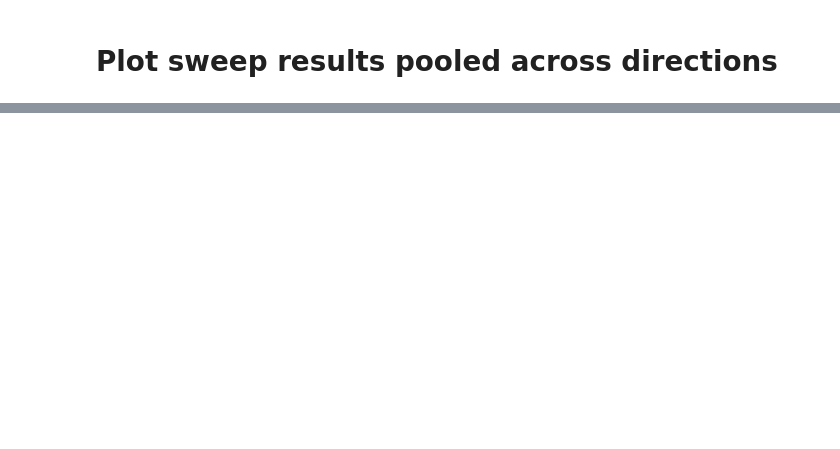
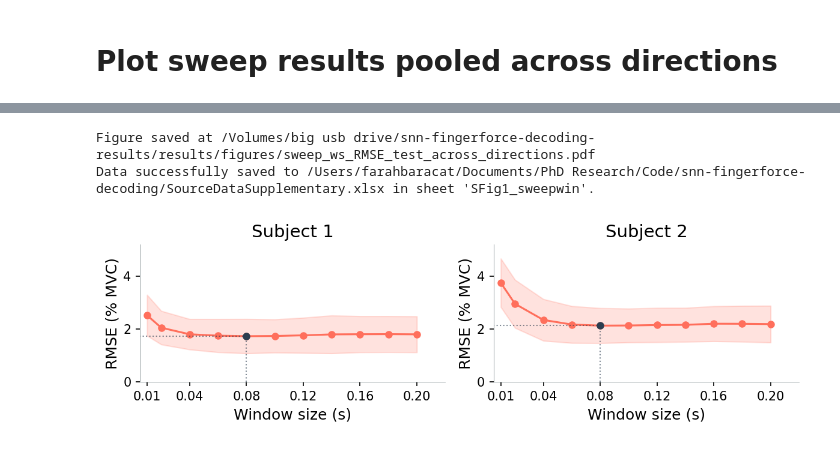
Before and after one commit to FarahBaracat/snn-fingerforce-decoding, a Jupyter notebook: notebooks/analysis/AnalysisWinSweep.ipynb, the cells around one changed output, grey strips where cells are left out. Cells and saved outputs as stored; diff of their text form; code cells hidden in the pictures; blank space fills up the shorter version.

Commit message:
Save plotted samples for window size sweep to excel sheet

```diff
--- a/notebooks/analysis/AnalysisWinSweep.ipynb
+++ b/notebooks/analysis/AnalysisWinSweep.ipynb
@@ -46,3 +50,4 @@ except Exception as e:
     print(f"An unexpected error occurred: {e}")
 
 results_dir = 'output_files'
+source_data_si_file = 'SourceDataSupplementary.xlsx'
@@ -169,7 +278,9 @@ def plot_sweep_per_subject_across_directions(mean_std_df: pd.DataFrame,
                                               plot_metric: str = 'RMSE_test',
                                               save_fig: bool = False,
                                               output_figures_dir: str = None,
-                                              fig_name: str = None):
+                                              fig_name: str = None,
+                                              source_data_path: str = None,
+                                              sheet_name: str = 'sweep_win_subjects'):
     """
     Line plot of average RMSE vs window size per subject, pooled across directions.
     One line per input type with fill_between for std.
@@ -236,17 +347,37 @@ def plot_sweep_per_subject_across_directions(mean_std_df: pd.DataFrame,
 
     if save_fig and output_figures_dir:
         if fig_name is None:
-            fig_name = f"sweep_ws_{plot_metric}_across_directions.png"
+            fig_name = f"sweep_ws_{plot_metric}_across_directions.pdf"
         fig_path = os.path.join(output_figures_dir, fig_name)
         plt.savefig(fig_path, dpi=300, bbox_inches='tight')
         print(f"Figure saved at {fig_path}")
 
+        if source_data_path is not None:
+            rows = []
+            for subject in subjects:
+                subject_data = mean_std_df[mean_std_df[SUBJECT_COL] == subject]
+                for input_type in subject_data[INPUT_TYPE_COL].unique():
+                    y_data = subject_data[subject_data[INPUT_TYPE_COL] == input_type].copy()
+                    y_data[WS_COL] = pd.to_numeric(y_data[WS_COL], errors='coerce')
+                    y_data = y_data.sort_values(WS_COL)
+                    for _, row in y_data.iterrows():
+                        rows.append({SUBJECT_COL: subject, INPUT_TYPE_COL: input_type,
+                                        WS_COL: row[WS_COL], 'mean': row['mean'], 'std': row['std']})
+            io.save_to_source_data(source_data_path, pd.DataFrame(rows), sheet_name=sheet_name)
+
     return None
 # %%
 plot_sweep_per_subject_across_directions(
     mean_std_df,
     subjects=['S1', 'S2'],
     plot_metric='RMSE_test',
-    save_fig=False,
+    save_fig=True,
     output_figures_dir=output_figures_dir,
+    source_data_path=os.path.join(project_dir, source_data_si_file),
+    sheet_name='SFig1_sweepwin'
+
 )
+# %% [output]
+Figure saved at /Volumes/big usb drive/snn-fingerforce-decoding-results/results/figures/sweep_ws_RMSE_test_across_directions.pdf
+Data successfully saved to /Users/farahbaracat/Documents/PhD Research/Code/snn-fingerforce-decoding/SourceDataSupplementary.xlsx in sheet 'SFig1_sweepwin'.
+[figure, added]
```
Also changed, not shown: parts of 8 cells of this notebook.
